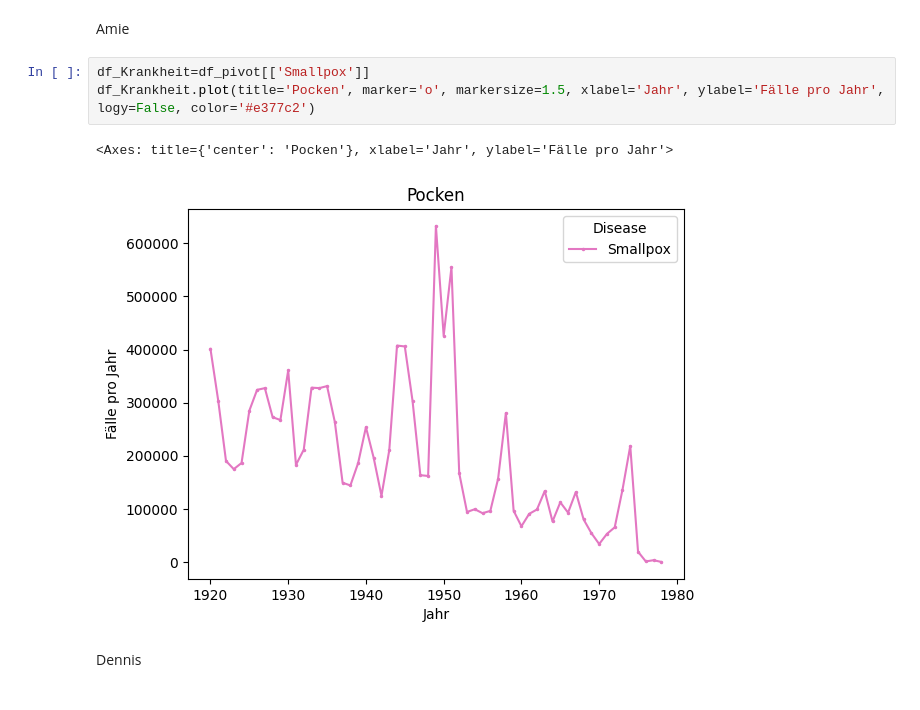
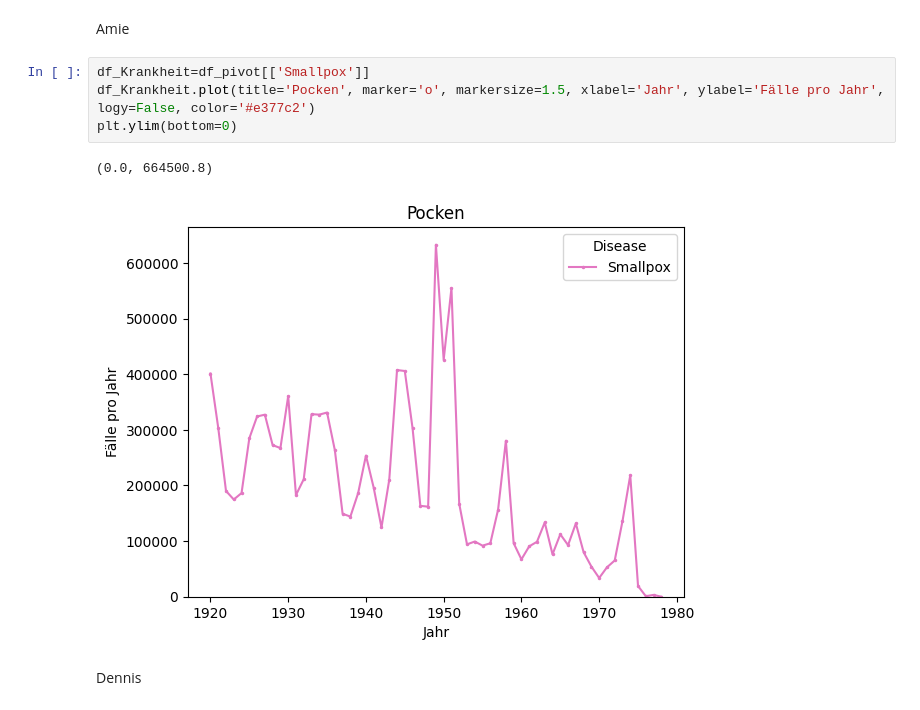
Before and after one commit to Retikulum94/Leistungsnachweis_2, a Jupyter notebook: Leistungsnachweis Infektionskrankheiten im Verlauf der Zeit.ipynb, the cells around one changed output. Cells and saved outputs as stored; diff of their text form.

```diff
--- a/Leistungsnachweis Infektionskrankheiten im Verlauf der Zeit.ipynb
+++ b/Leistungsnachweis Infektionskrankheiten im Verlauf der Zeit.ipynb
@@ -247,9 +251,10 @@ Amie
 # %%
 df_Krankheit=df_pivot[['Smallpox']]
 df_Krankheit.plot(title='Pocken', marker='o', markersize=1.5, xlabel='Jahr', ylabel='Fälle pro Jahr', logy=False, color='#e377c2')
+plt.ylim(bottom=0)
 # %% [output]
-<Axes: title={'center': 'Pocken'}, xlabel='Jahr', ylabel='Fälle pro Jahr'>
+(0.0, 664500.8)
-[figure, old version]
+[figure, new version]
 # %% [markdown]
 Dennis
 # %%
```
Also changed, not shown: parts of 5 cells of this notebook.
